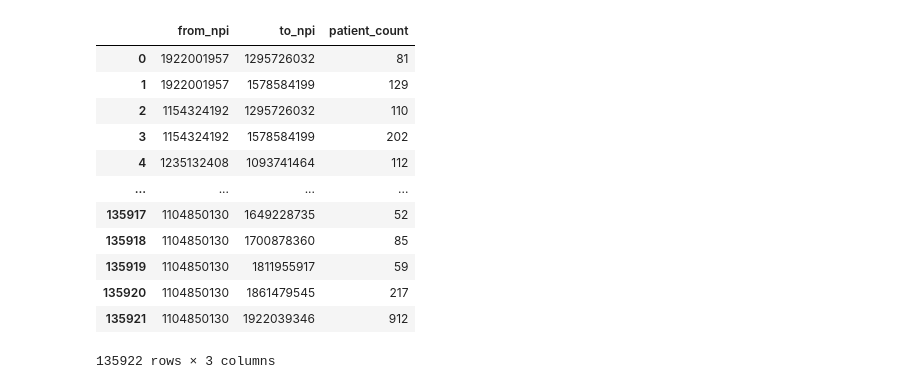
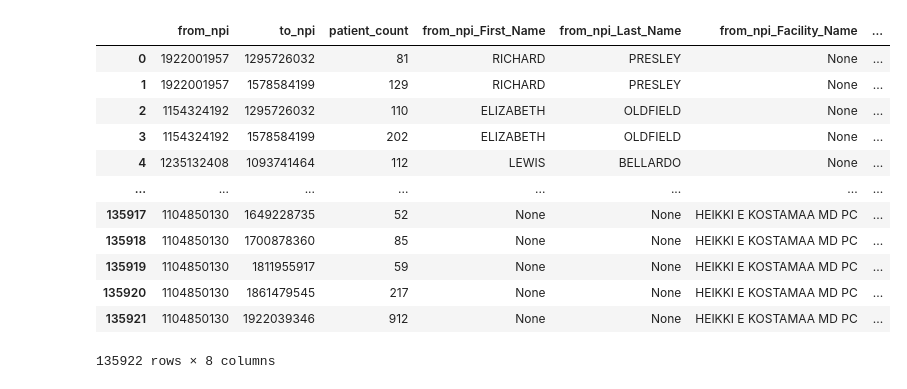
Before and after one commit to nss-data-science-cohort-6/hop_team-double-eagle-ii, a Jupyter notebook: Analysis -- v1.ipynb, the cells around one changed output. Drawn from its saved outputs; the diff is of its cells as text; code cells hidden in the pictures.

Commit message:
reran community ids and merged tables to get to-and-from elements

```diff
--- a/Analysis -- v1.ipynb
+++ b/Analysis -- v1.ipynb
@@ -7,28 +7,28 @@ import sqlite3
 from tqdm.notebook import tqdm
 # %%
 fresh_query = """
-SELECT from_npi, to_npi, patient_count
+SELECT from_npi, to_npi, patient_count, ProviderFirstName AS from_npi_First_Name, [ProviderLastName(LegalName)] AS from_npi_Last_Name, [ProviderOrganizationName(LegalBusinessName)] AS from_npi_Facility_Name, HealthcareProviderTaxonomyCode AS from_npi_HealthcareProviderTaxonomyCode, ProviderBusinessPracticeLocationAddressCityName AS from_npi_ProviderBusinessPracticeLocationAddressCityName
 FROM hop
 INNER JOIN [nppes]
 ON from_npi = NPI
 WHERE ProviderBusinessPracticeLocationAddressStateName = 'TN' AND HealthcareProviderPrimaryTaxonomySwitch = 'Y' AND ProviderBusinessPracticeLocationAddressCityName = 'NASHVILLE';
 """
 
 with sqlite3.connect('NPPES_Data_Dissemination.sqlite') as db:
-    fresh_table = pd.read_sql(fresh_query, db)
+    from_npi_elements = pd.read_sql(fresh_query, db)
 
-fresh_table
+from_npi_elements
 # %% [output]
-|  | from_npi | to_npi | patient_count |
-| 0 | 1922001957 | 1295726032 | 81 |
-| 1 | 1922001957 | 1578584199 | 129 |
-| 2 | 1154324192 | 1295726032 | 110 |
-| 3 | 1154324192 | 1578584199 | 202 |
-| 4 | 1235132408 | 1093741464 | 112 |
-| ... | ... | ... | ... |
-| 135917 | 1104850130 | 1649228735 | 52 |
-| 135918 | 1104850130 | 1700878360 | 85 |
-| 135919 | 1104850130 | 1811955917 | 59 |
-| 135920 | 1104850130 | 1861479545 | 217 |
-| 135921 | 1104850130 | 1922039346 | 912 |
+|  | from_npi | to_npi | patient_count | from_npi_First_Name | from_npi_Last_Name | from_npi_Facility_Name | ... |
+| 0 | 1922001957 | 1295726032 | 81 | RICHARD | PRESLEY | None | ... |
+| 1 | 1922001957 | 1578584199 | 129 | RICHARD | PRESLEY | None | ... |
+| 2 | 1154324192 | 1295726032 | 110 | ELIZABETH | OLDFIELD | None | ... |
+| 3 | 1154324192 | 1578584199 | 202 | ELIZABETH | OLDFIELD | None | ... |
+| 4 | 1235132408 | 1093741464 | 112 | LEWIS | BELLARDO | None | ... |
+| ... | ... | ... | ... | ... | ... | ... | ... |
+| 135917 | 1104850130 | 1649228735 | 52 | None | None | HEIKKI E KOSTAMAA MD PC | ... |
+| 135918 | 1104850130 | 1700878360 | 85 | None | None | HEIKKI E KOSTAMAA MD PC | ... |
+| 135919 | 1104850130 | 1811955917 | 59 | None | None | HEIKKI E KOSTAMAA MD PC | ... |
+| 135920 | 1104850130 | 1861479545 | 217 | None | None | HEIKKI E KOSTAMAA MD PC | ... |
+| 135921 | 1104850130 | 1922039346 | 912 | None | None | HEIKKI E KOSTAMAA MD PC | ... |
-135922 rows × 3 columns
+135922 rows × 8 columns
```
Also changed, not shown: parts of 7 cells of this notebook.
